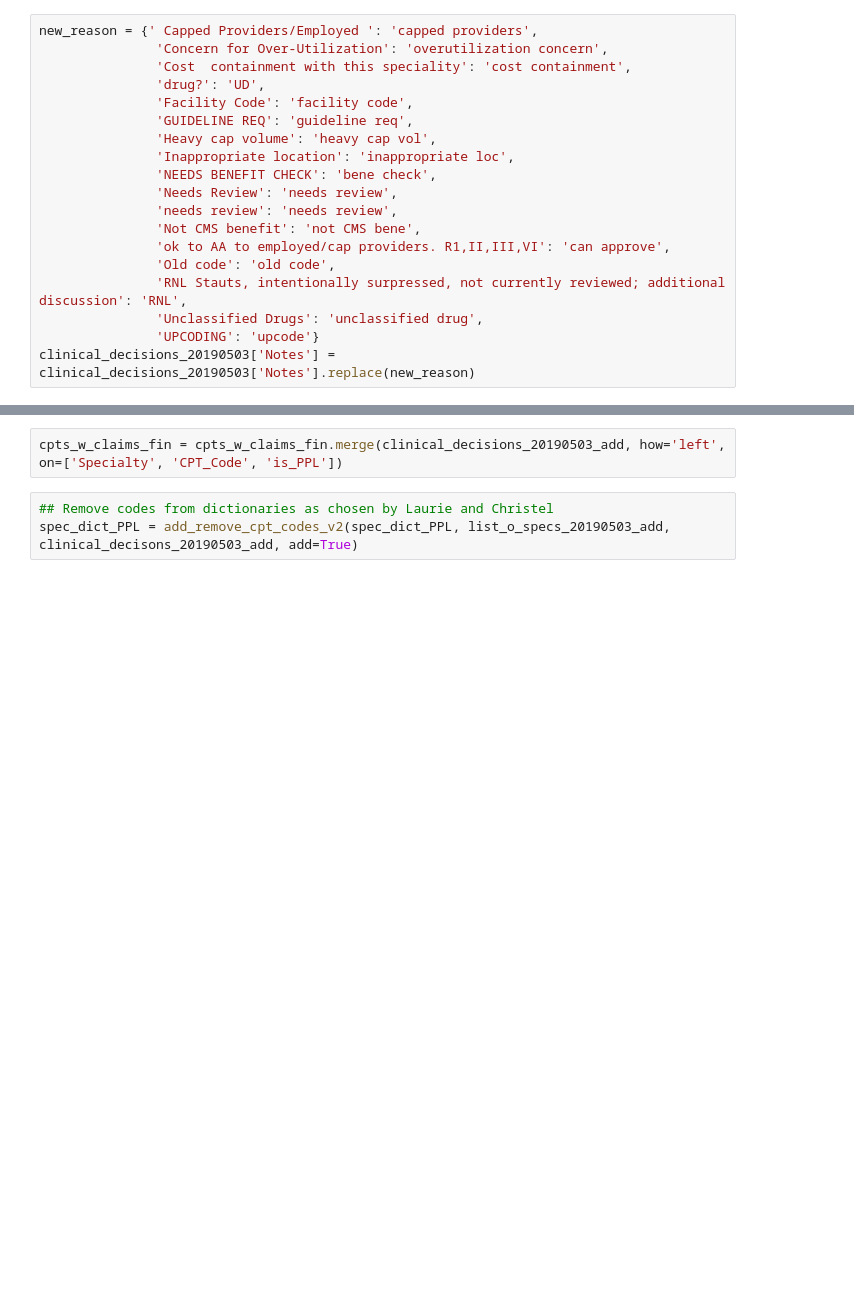
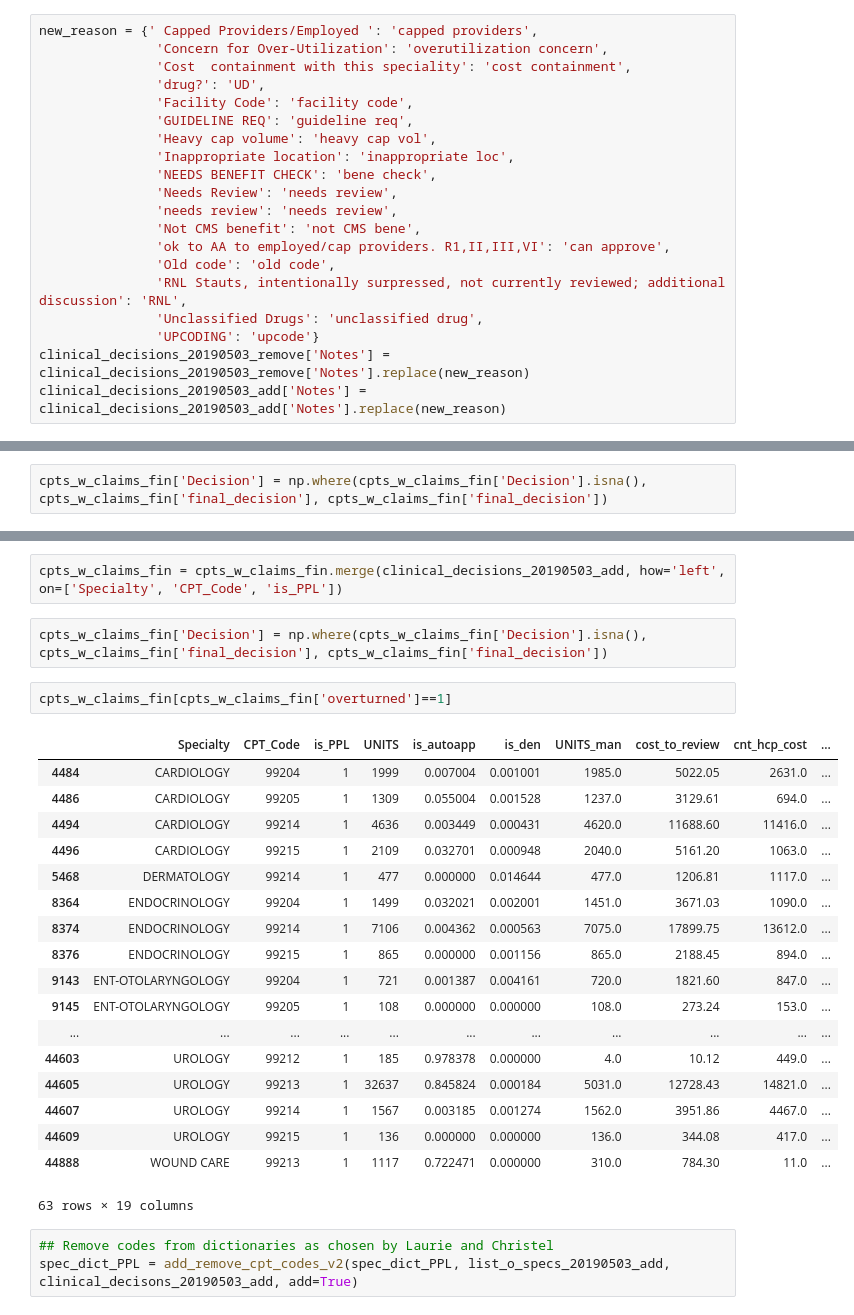
Before and after one commit to tysonjens/AutoApprovals_Code, a Jupyter notebook: Clean and Merge Claims and Referrals.ipynb, the cells around one changed output, grey strips where cells are left out. Cells and saved outputs as stored; diff of their text form; blank space fills up the shorter version.

```diff
--- a/Clean and Merge Claims and Referrals.ipynb
+++ b/Clean and Merge Claims and Referrals.ipynb
@@ -132,7 +144,8 @@ new_reason = {' Capped Providers/Employed ': 'capped providers',
                'RNL Stauts, intentionally surpressed, not currently reviewed; additional discussion': 'RNL',
                'Unclassified Drugs': 'unclassified drug',
                'UPCODING': 'upcode'}
-clinical_decisions_20190503['Notes'] = clinical_decisions_20190503['Notes'].replace(new_reason)
+clinical_decisions_20190503_remove['Notes'] = clinical_decisions_20190503_remove['Notes'].replace(new_reason)
+clinical_decisions_20190503_add['Notes'] = clinical_decisions_20190503_add['Notes'].replace(new_reason)
 # %% [markdown]
 ## Feature Engineering
 # %%
@@ -606,6 +715,8 @@ clinical_decisons_20190503_remove = create_dict_of_CPT_codes_v2(clinical_decisio
 list_o_specs_20190503_remove = clinical_decisions_20190503_remove['Specialty'].unique().tolist()
 # %%
 cpts_w_claims_fin = cpts_w_claims_fin.merge(clinical_decisions_20190503_remove, how='left', on=['Specialty', 'CPT_Code', 'is_PPL'])
+# %%
+cpts_w_claims_fin['Decision'] = np.where(cpts_w_claims_fin['Decision'].isna(), cpts_w_claims_fin['final_decision'], cpts_w_claims_fin['final_decision'])
 # %%
 cpts_w_claims_fin
 # %%
@@ -637,6 +752,29 @@ clinical_decisons_20190503_add = create_dict_of_CPT_codes_v2(clinical_decisions_
 list_o_specs_20190503_add = clinical_decisions_20190503_add['Specialty'].unique().tolist()
 # %%
 cpts_w_claims_fin = cpts_w_claims_fin.merge(clinical_decisions_20190503_add, how='left', on=['Specialty', 'CPT_Code', 'is_PPL'])
+# %%
+cpts_w_claims_fin['Decision'] = np.where(cpts_w_claims_fin['Decision'].isna(), cpts_w_claims_fin['final_decision'], cpts_w_claims_fin['final_decision'])
+# %%
+cpts_w_claims_fin[cpts_w_claims_fin['overturned']==1]
+# %% [output]
+|  | Specialty | CPT_Code | is_PPL | UNITS | is_autoapp | is_den | UNITS_man | cost_to_review | cnt_hcp_cost | ... |
+| 4484 | CARDIOLOGY | 99204 | 1 | 1999 | 0.007004 | 0.001001 | 1985.0 | 5022.05 | 2631.0 | ... |
+| 4486 | CARDIOLOGY | 99205 | 1 | 1309 | 0.055004 | 0.001528 | 1237.0 | 3129.61 | 694.0 | ... |
+| 4494 | CARDIOLOGY | 99214 | 1 | 4636 | 0.003449 | 0.000431 | 4620.0 | 11688.60 | 11416.0 | ... |
+| 4496 | CARDIOLOGY | 99215 | 1 | 2109 | 0.032701 | 0.000948 | 2040.0 | 5161.20 | 1063.0 | ... |
+| 5468 | DERMATOLOGY | 99214 | 1 | 477 | 0.000000 | 0.014644 | 477.0 | 1206.81 | 1117.0 | ... |
+| 8364 | ENDOCRINOLOGY | 99204 | 1 | 1499 | 0.032021 | 0.002001 | 1451.0 | 3671.03 | 1090.0 | ... |
+| 8374 | ENDOCRINOLOGY | 99214 | 1 | 7106 | 0.004362 | 0.000563 | 7075.0 | 17899.75 | 13612.0 | ... |
+| 8376 | ENDOCRINOLOGY | 99215 | 1 | 865 | 0.000000 | 0.001156 | 865.0 | 2188.45 | 894.0 | ... |
+| 9143 | ENT-OTOLARYNGOLOGY | 99204 | 1 | 721 | 0.001387 | 0.004161 | 720.0 | 1821.60 | 847.0 | ... |
+| 9145 | ENT-OTOLARYNGOLOGY | 99205 | 1 | 108 | 0.000000 | 0.000000 | 108.0 | 273.24 | 153.0 | ... |
+| ... | ... | ... | ... | ... | ... | ... | ... | ... | ... | ... |
+| 44603 | UROLOGY | 99212 | 1 | 185 | 0.978378 | 0.000000 | 4.0 | 10.12 | 449.0 | ... |
+| 44605 | UROLOGY | 99213 | 1 | 32637 | 0.845824 | 0.000184 | 5031.0 | 12728.43 | 14821.0 | ... |
+| 44607 | UROLOGY | 99214 | 1 | 1567 | 0.003185 | 0.001274 | 1562.0 | 3951.86 | 4467.0 | ... |
+| 44609 | UROLOGY | 99215 | 1 | 136 | 0.000000 | 0.000000 | 136.0 | 344.08 | 417.0 | ... |
+| 44888 | WOUND CARE | 99213 | 1 | 1117 | 0.722471 | 0.000000 | 310.0 | 784.30 | 11.0 | ... |
+63 rows × 19 columns
 # %%
 ## Remove codes from dictionaries as chosen by Laurie and Christel
 spec_dict_PPL = add_remove_cpt_codes_v2(spec_dict_PPL, list_o_specs_20190503_add, clinical_decisons_20190503_add, add=True)
```
Also changed, not shown: parts of 42 cells of this notebook.
